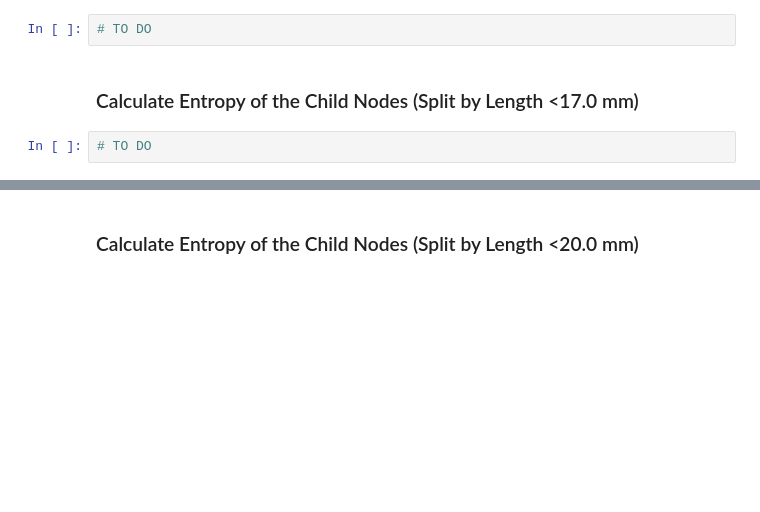
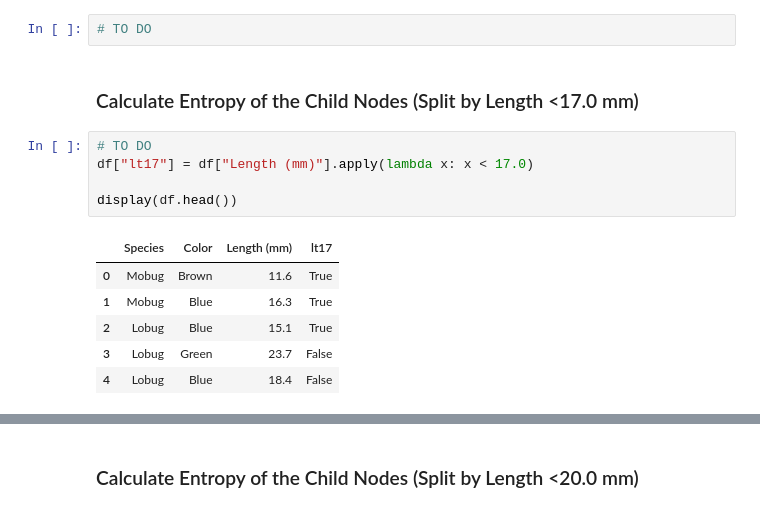
Before and after one commit to sreent/machine-learning, a Jupyter notebook: Decision Tree/16 Exercise: Calculating Information Gain on a Dataset.ipynb, the cells around one changed output, grey strips where cells are left out. Drawn from its saved outputs; the diff is of its cells as text; blank space fills up the shorter version.

```diff
--- a/Decision Tree/16 Exercise: Calculating Information Gain on a Dataset.ipynb
+++ b/Decision Tree/16 Exercise: Calculating Information Gain on a Dataset.ipynb
@@ -96,5 +96,15 @@ entropy_root - entropy_color
 # TO DO
 # %% [markdown]
 ### Calculate Entropy of the Child Nodes (Split by Length <17.0 mm)
-# %%
-# TO DO
+# %%
+# TO DO
+df["lt17"] = df["Length (mm)"].apply(lambda x: x < 17.0)
+
+display(df.head())
+# %% [output]
+|  | Species | Color | Length (mm) | lt17 |
+| 0 | Mobug | Brown | 11.6 | True |
+| 1 | Mobug | Blue | 16.3 | True |
+| 2 | Lobug | Blue | 15.1 | True |
+| 3 | Lobug | Green | 23.7 | False |
+| 4 | Lobug | Blue | 18.4 | False |
```
Also changed, not shown: parts of 3 cells of this notebook.
